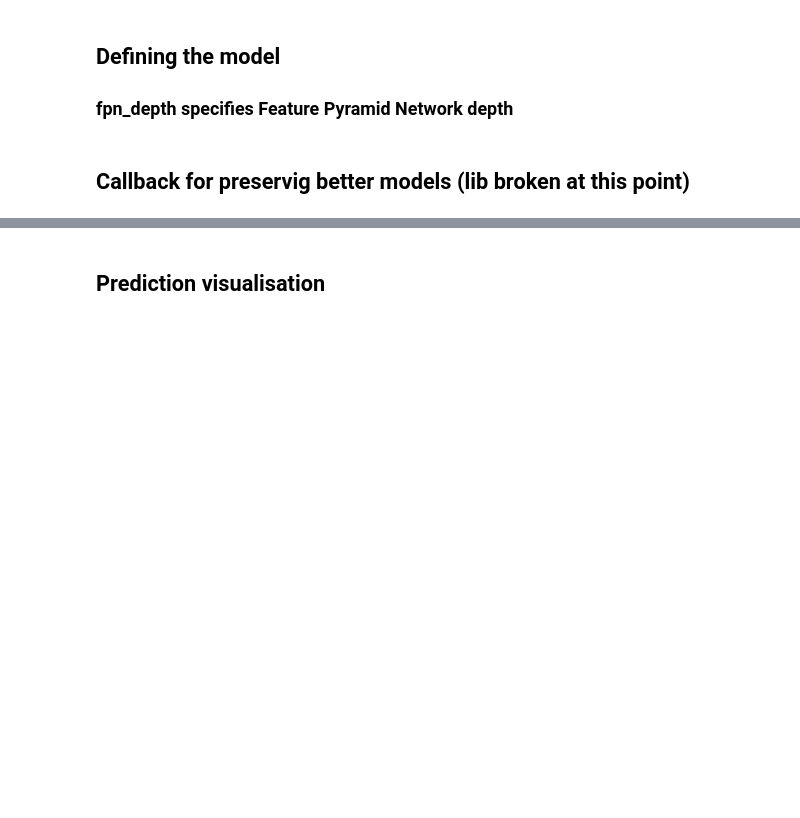
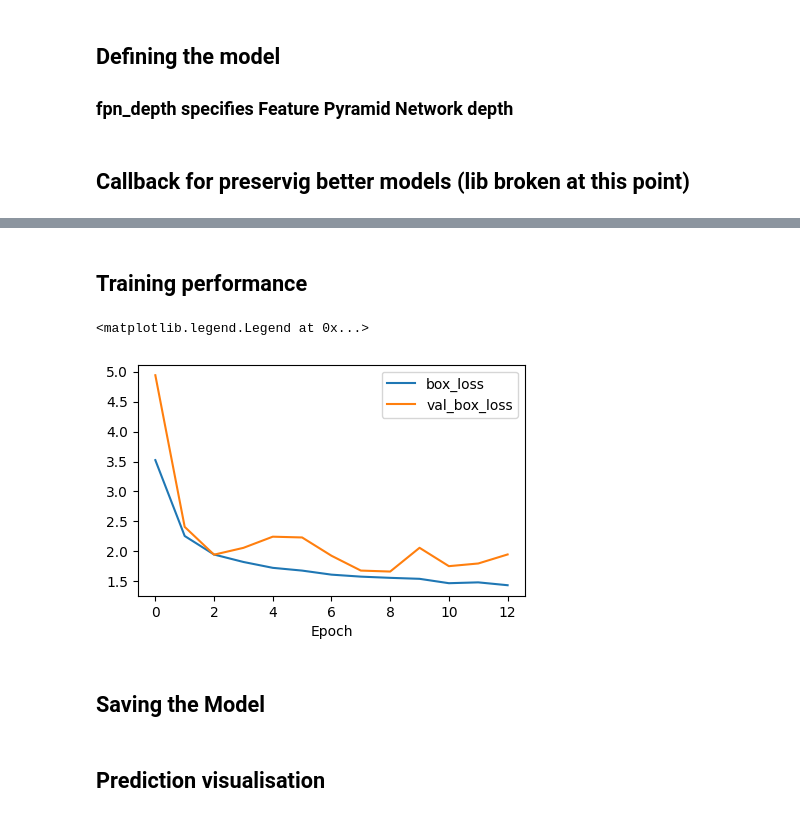
Before and after one commit to iconrnd/nka, a Jupyter notebook: YOLOv8_Training.ipynb, the cells around one changed output, grey strips where cells are left out. Saved outputs shown, nothing was run; the diff lists cells and outputs as text; code cells hidden in the pictures; blank space fills up the shorter version.

```diff
--- a/YOLOv8_Training.ipynb
+++ b/YOLOv8_Training.ipynb
@@ -62,10 +81,10 @@ image_paths = sorted(
 ## Extracting bounding box and class data from TXT annotation files
 # %%
 def parse_annotation(txt_file):
-    df = pd.read_csv(txt_file, sep=' ', names=['id', 'xmin', 'xmax', 'ymin', 'ymax'])
-    boxes = [list(df[['xmin', 'xmax', 'ymin', 'ymax']].iloc[i]) for i in range(len(df))]
+    df = pd.read_csv(txt_file, sep=' ', names=['id', 'xmin', 'ymin', 'xmax', 'ymax'])
+    boxes = [list(df[['xmin', 'ymin', 'xmax', 'ymax']].iloc[i]) for i in range(len(df))]
     # Auxilliary step, resizing boxes for the particular used image format
-    boxes = [[640 * boxes[i][0],  640 * boxes[i][1] + 5,  640 * boxes[i][2],  640 * boxes[i][3]]  for i in range(len(df))]
+    boxes = [[640 * boxes[i][0],  640 * boxes[i][1],  640 * boxes[i][2], 640 * boxes[i][3]]  for i in range(len(df))]
     classes = list(df['id'])
 
     return boxes, classes
@@ -249,8 +259,8 @@ yolo.compile(
 # %%
-yolo.fit(
+history = yolo.fit(
     train_ds,
     validation_data=val_ds,
-    epochs=3,
+    epochs=13,
     # COCOMetric callback is broken as of now
     #callbacks=[EvaluateCOCOMetricsCallback(val_ds, "model.h5")],
 )
@@ -256,0 +294,14 @@ yolo.fit(
+# %% [markdown]
+## Training performance
+# %%
+plt.figure(figsize=(5, 3))
+plt.plot(history.history['box_loss'], label='box_loss')
+plt.plot(history.history['val_box_loss'], label='val_box_loss')
+#plt.plot(history.history['val_class_loss'], label='val_class_loss')
+plt.xlabel('Epoch')
+plt.legend()
+# %% [output]
+<matplotlib.legend.Legend at 0x...>
+[figure, added]
+# %% [markdown]
+## Saving the Model
```
Also changed, not shown: parts of 43 cells of this notebook, 1 other file.
